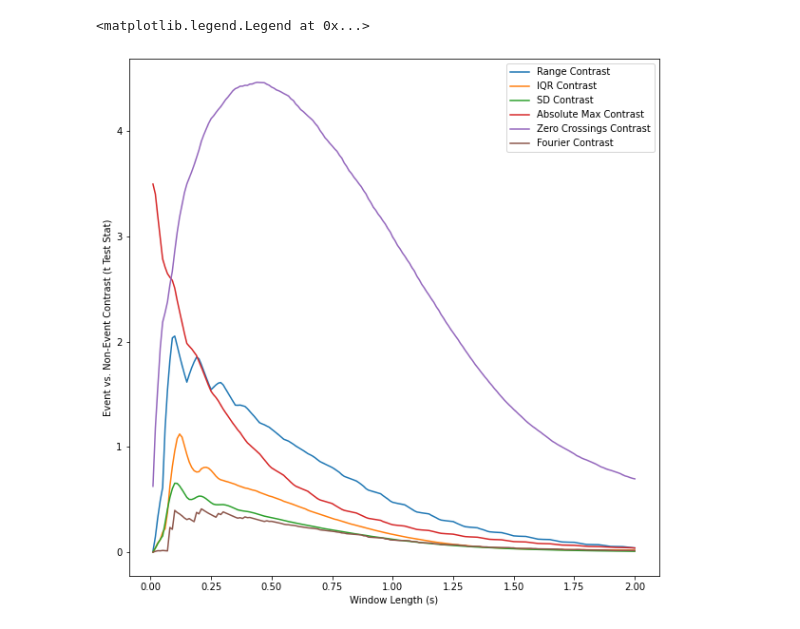
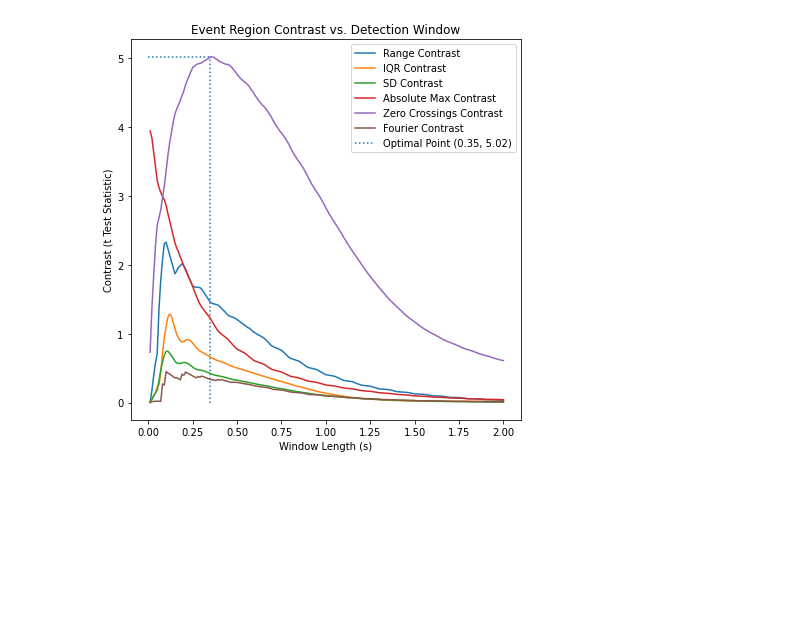
Before and after one commit to BruceWangXD/SpaceInvaders, a Jupyter notebook: contrast_fast.ipynb, the cells around one changed output. Saved outputs shown, nothing was run; the diff lists cells and outputs as text; code cells hidden in the pictures; blank space fills up the shorter version.

```diff
--- a/contrast_fast.ipynb
+++ b/contrast_fast.ipynb
@@ -23,12 +23,13 @@ import wave, struct
 
 import numpy.lib.stride_tricks
 # %%
-time_buffers = {"data3":(-0.1, 1.3),
-                "data2":(-0.2, 1.4),
-                "data0":(-0.1, 1.3),
-                "data1":(-0.3, 1.4),
-                "data5":(-0.4, 1.3),
-                "data4":(-0.2, 1.3)}
+# Whole wave
+time_buffers = {"data3":(-0.2, 1.15),
+                "data2":(-0.2, 1.15),
+                "data0":(-0.2, 1.15),
+                "data1":(-0.2, 1.15),
+                "data5":(-0.4, 1.35),
+                "data4":(-0.4, 1.35)}
 # %%
 """
 from numba import njit
@@ -252,18 +268,35 @@ for stat in tfn_candidates.keys():
 # %%
-plt.figure(figsize=(10, 10))
+plt.figure(figsize=(7, 7))
 
 for stat in tfn_candidates.keys():
     plt.plot(contrasts_total.index/samprate,
              np.abs(contrasts_total[stat]),
              label = f"{stat} Contrast", alpha = 1)
 
-plt.title("")
+plt.title("Event Region Contrast vs. Detection Window")
 plt.xlabel("Window Length (s)")
-plt.ylabel("Event vs. Non-Event Contrast (t Test Stat)")
+plt.ylabel("Contrast (t Test Statistic)")
+
+
+
+
+
+opt_zerocrossings = contrasts_total.index[np.argmax(np.abs(contrasts_total["Zero Crossings"]))]/samprate
+opt_zerocrossings_val = np.max(np.abs(contrasts_total["Zero Crossings"]))
+
+
+plt.vlines(opt_zerocrossings, 0, opt_zerocrossings_val,linestyle=":", label=f"Optimal Point ({round(opt_zerocrossings, 2)}, {round(opt_zerocrossings_val, 2)})")
+plt.hlines(opt_zerocrossings_val, 0, opt_zerocrossings,linestyle=":")
+
+
 plt.legend()
+
+
+
+
+plt.savefig("contrast.png")
 # %% [output]
-<matplotlib.legend.Legend at 0x...>
-[figure, old version]
+[figure, new version]
 # %%
 
 for stat in ["Zero Crossings", "Absolute Max"]:
```
Also changed, not shown: parts of 7 cells of this notebook, 8 other files.
